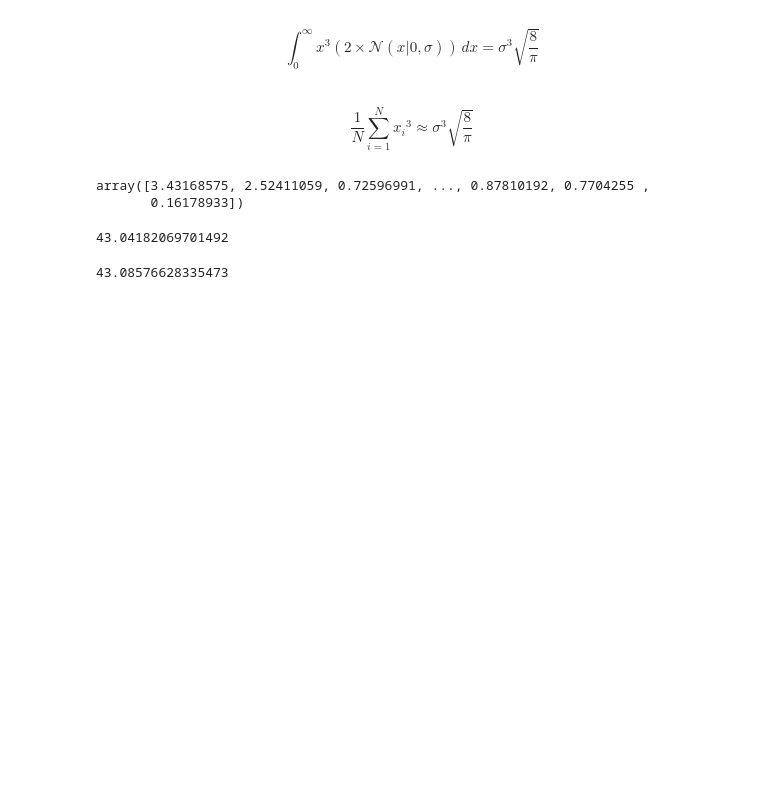
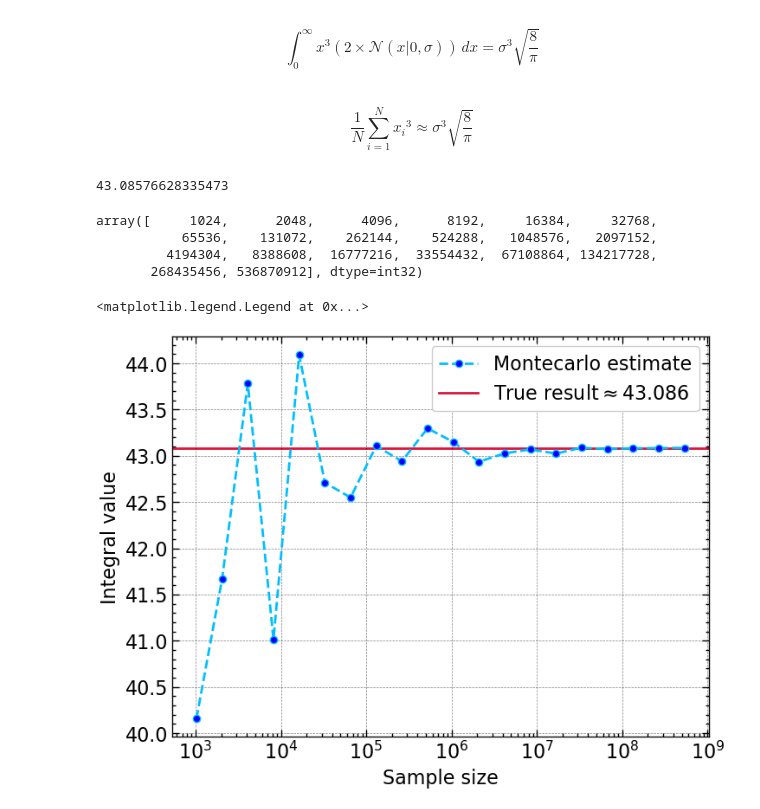
Before and after one commit to M-Bianchi/astrostatistics_bicocca_2024, a Jupyter notebook: working/W03_Montecarlo.ipynb, the cells around one changed output. Drawn from its saved outputs; the diff is of its cells as text; code cells hidden in the pictures; blank space fills up the shorter version.

```diff
--- a/working/W03_Montecarlo.ipynb
+++ b/working/W03_Montecarlo.ipynb
@@ -29,18 +38,40 @@ $$ \frac{1}{N}\sum_{i=1}^N {x_i}^3 \approx \sigma^3\sqrt{\dfrac{8}{\pi}} $$
+# %%
+true_result = (sigma**3)*np.sqrt(8/np.pi)
+true_result
+# %% [output]
+43.08576628335473
 # %%
-sigma = 3
-N = 100000
-gaussian = stats.norm(0, sigma)
-sample = np.abs(gaussian.rvs(N))
-sample
+def f(x):
+    return x**3
+
+def GaussMontecarlo(N, func):
+    gaussian = stats.norm(0, sigma)
+    sample = np.abs(gaussian.rvs(N))
+    result = np.sum(sample**3)/N
+    return result
-# %% [output]
-array([3.43168575, 2.52411059, 0.72596991, ..., 0.87810192, 0.7704255 ,
-       0.16178933])
-# %%
-result = np.sum(sample**3)/N
-result
-# %% [output]
-43.04182069701492
-# %%
-(sigma**3)*np.sqrt(8/np.pi)
-# %% [output]
-43.08576628335473
+# %%
+N_array = np.arange(10, 30)
+N_array = 2**N_array
+N_array
+# %% [output]
+array([     1024,      2048,      4096,      8192,     16384,     32768,
+           65536,    131072,    262144,    524288,   1048576,   2097152,
+         4194304,   8388608,  16777216,  33554432,  67108864, 134217728,
+       268435456, 536870912], dtype=int32)
+# %%
+results = np.zeros(len(N_array))
+errors = np.zeros(len(N_array))
+
+for i in range(len(N_array)):
+    results[i] = GaussMontecarlo(N_array[i], f)
+    errors[i] = np.abs(results[i] - true_result)
+# %%
+plt.plot(N_array, results, linestyle='--', color='deepskyblue', marker='o', markerfacecolor='blue', label='Montecarlo estimate')
+plt.axhline(y=true_result, color='crimson', label=f'True result$\\approx{true_result:.3f}$', zorder=0)
+plt.xscale('log')
+plt.xlabel('Sample size')
+plt.ylabel('Integral value')
+plt.legend()
+# %% [output]
+<matplotlib.legend.Legend at 0x...>
+[figure, added]
```
Also changed, not shown: parts of 14 cells of this notebook, 1 other file.
